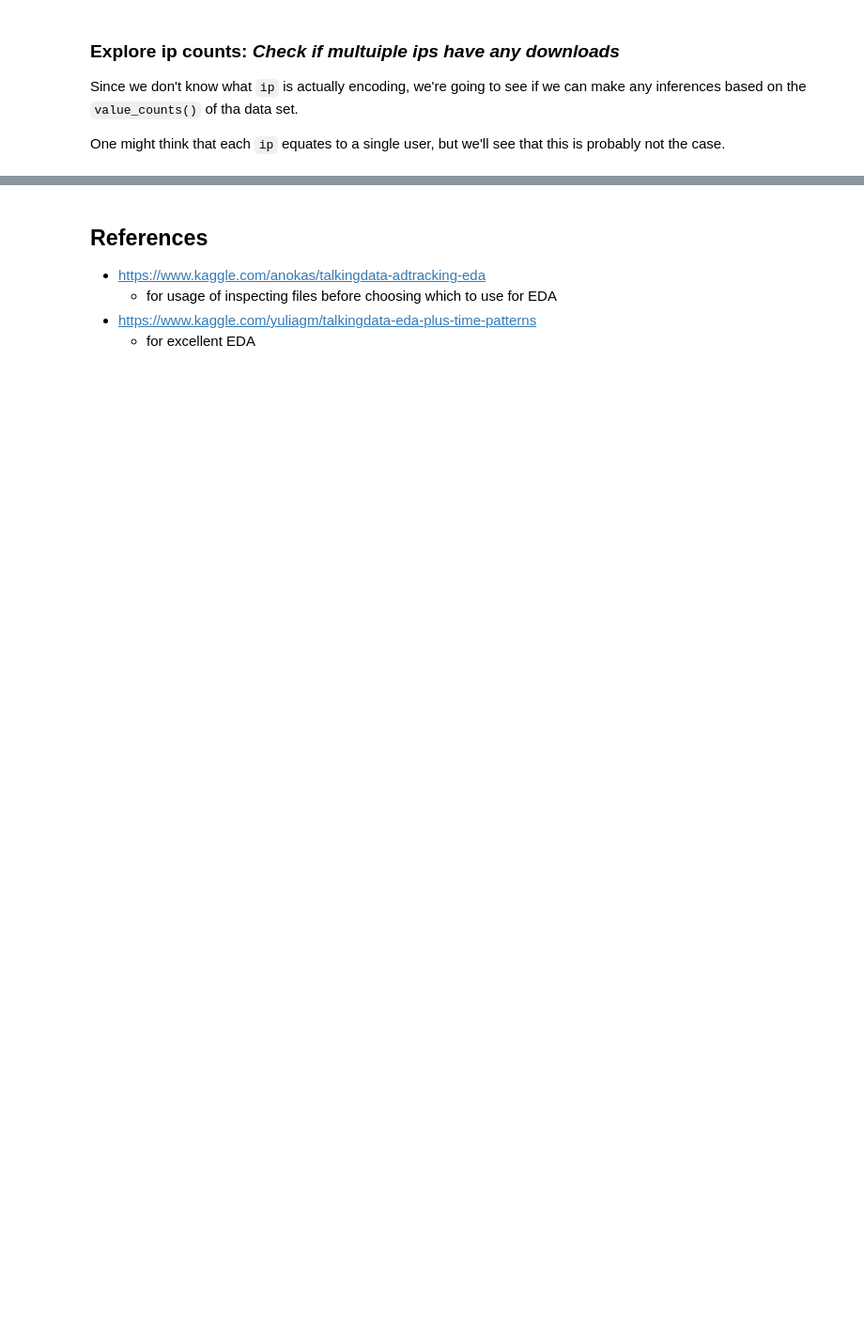
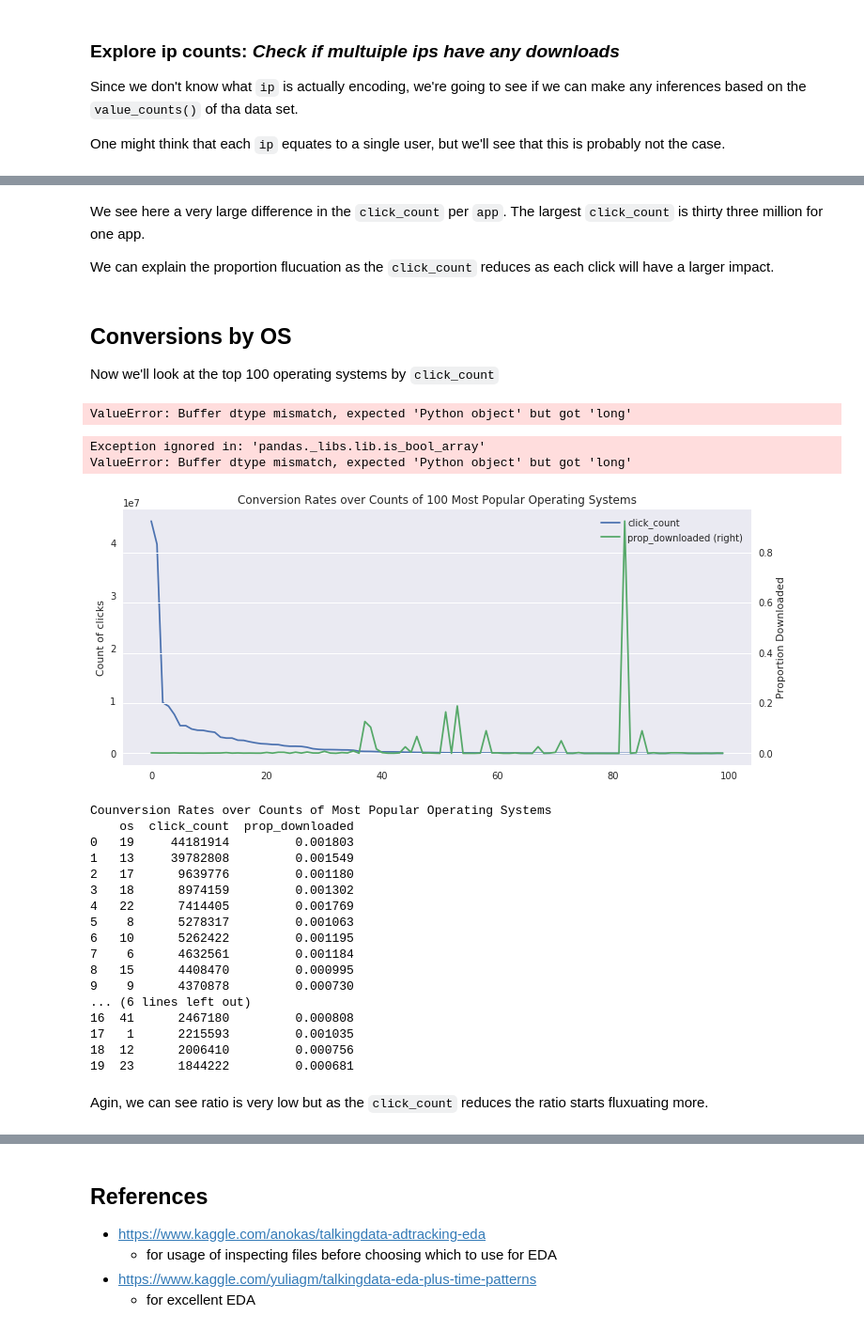
Before and after one commit to GregHilston/kaggle-talking-data-ad-tracking-fraud-detection-challenge, a Jupyter notebook: grehg.ipynb, the cells around one changed output, grey strips where cells are left out. Shown: that part at 94% size. Cells and saved outputs as stored; diff of their text form; code cells hidden in the pictures; blank space fills up the shorter version.

```diff
--- a/grehg.ipynb
+++ b/grehg.ipynb
@@ -114,0 +281,46 @@ train[train['is_attributed']==1].ip.describe()
+# %% [markdown]
+We see here a very large difference in the `click_count` per `app`. The largest `click_count` is thirty three million for one app.
+
+We can explain the proportion flucuation as the `click_count` reduces as each click will have a larger impact.
+# %% [markdown]
+## Conversions by OS
+
+Now we'll look at the top 100 operating systems by `click_count`
+# %%
+proportion = train[['os', 'is_attributed']].groupby('os', as_index=False).mean().sort_values('is_attributed', ascending=False)
+counts = train[['os', 'is_attributed']].groupby('os', as_index=False).count().sort_values('is_attributed', ascending=False)
+merge = counts.merge(proportion, on='os', how='left')
+merge.columns = ['os', 'click_count', 'prop_downloaded']
+
+ax = merge[:100].plot(secondary_y='prop_downloaded')
+plt.title('Conversion Rates over Counts of 100 Most Popular Operating Systems')
+ax.set(ylabel='Count of clicks')
+plt.ylabel('Proportion Downloaded')
+plt.show()
+
+print('Counversion Rates over Counts of Most Popular Operating Systems')
+print(merge[:20])
+# %% [output]
+ValueError: Buffer dtype mismatch, expected 'Python object' but got 'long'
+Exception ignored in: 'pandas._libs.lib.is_bool_array'
+ValueError: Buffer dtype mismatch, expected 'Python object' but got 'long'
+[figure, added]
+Counversion Rates over Counts of Most Popular Operating Systems
+    os  click_count  prop_downloaded
+0   19     44181914         0.001803
+1   13     39782808         0.001549
+2   17      9639776         0.001180
+3   18      8974159         0.001302
+4   22      7414405         0.001769
+5    8      5278317         0.001063
+6   10      5262422         0.001195
+7    6      4632561         0.001184
+8   15      4408470         0.000995
+9    9      4370878         0.000730
+... (6 lines left out)
+16  41      2467180         0.000808
+17   1      2215593         0.001035
+18  12      2006410         0.000756
+19  23      1844222         0.000681
+# %% [markdown]
+Agin, we can see ratio is very low but as the `click_count` reduces the ratio starts fluxuating more.
```
Also changed, not shown: parts of 21 cells of this notebook.
